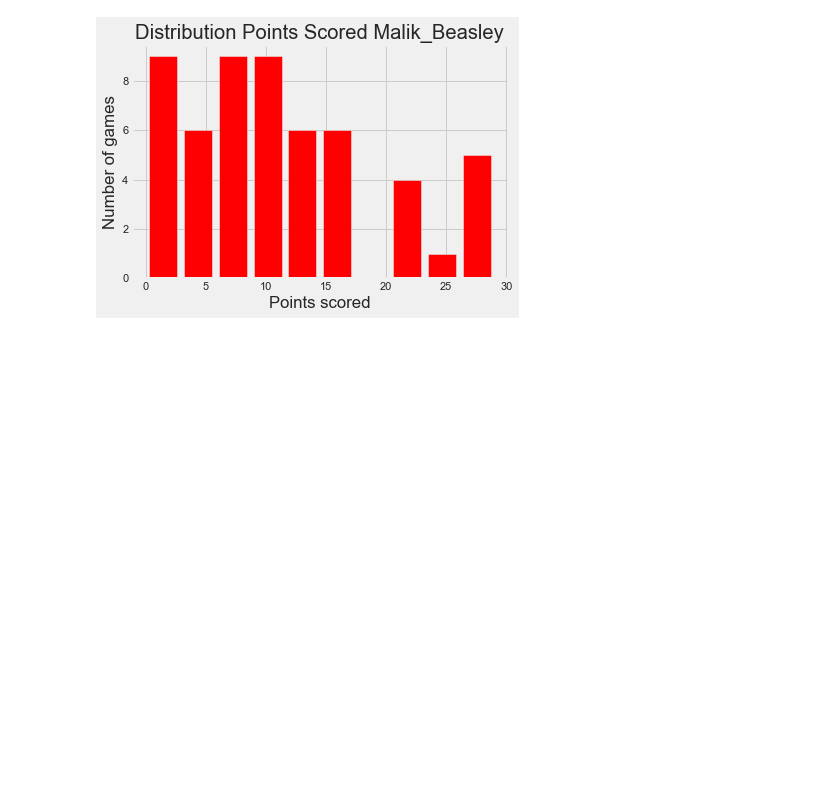
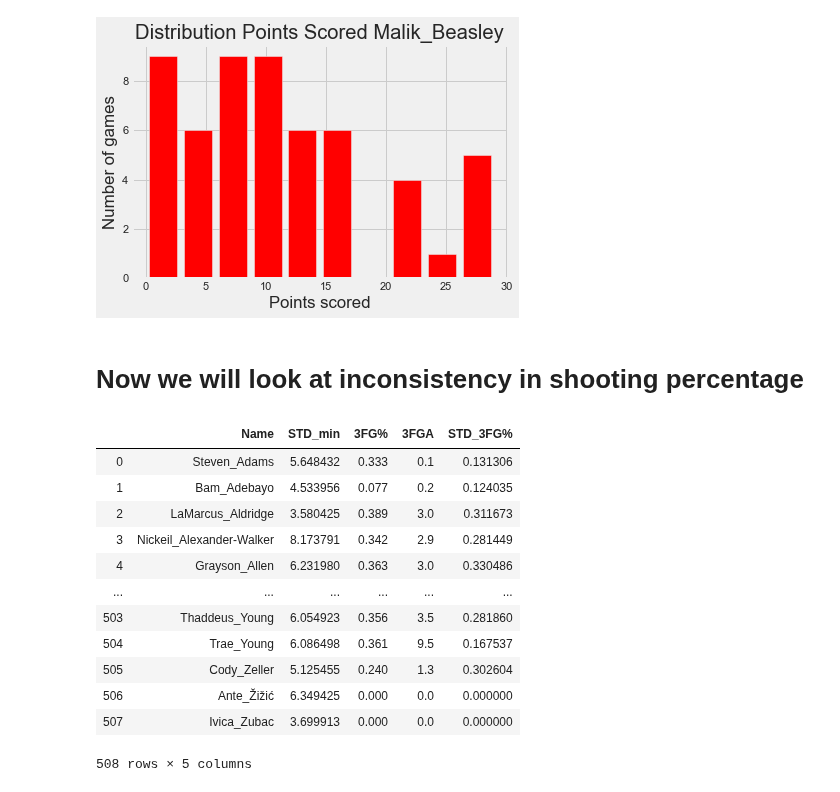
Before and after one commit to benrogers31/Finding-_Inconsistent_NBA_Players, a Jupyter notebook: Measuring_Inconsistency.ipynb, the cells around one changed output. Cells and saved outputs as stored; diff of their text form; code cells hidden in the pictures; blank space fills up the shorter version.

```diff
--- a/Measuring_Inconsistency.ipynb
+++ b/Measuring_Inconsistency.ipynb
@@ -276,3 +360,23 @@ g.plot()
 # %% [output]
 []
 [figure]
+# %% [markdown]
+<h1> Now we will look at inconsistency in shooting percentage</h1>
+# %%
+player_fg_percent_std
+player_ft_percent_std
+player_3_percent_std
+# %% [output]
+|  | Name | STD_min | 3FG% | 3FGA | STD_3FG% |
+| 0 | Steven_Adams | 5.648432 | 0.333 | 0.1 | 0.131306 |
+| 1 | Bam_Adebayo | 4.533956 | 0.077 | 0.2 | 0.124035 |
+| 2 | LaMarcus_Aldridge | 3.580425 | 0.389 | 3.0 | 0.311673 |
+| 3 | Nickeil_Alexander-Walker | 8.173791 | 0.342 | 2.9 | 0.281449 |
+| 4 | Grayson_Allen | 6.231980 | 0.363 | 3.0 | 0.330486 |
+| ... | ... | ... | ... | ... | ... |
+| 503 | Thaddeus_Young | 6.054923 | 0.356 | 3.5 | 0.281860 |
+| 504 | Trae_Young | 6.086498 | 0.361 | 9.5 | 0.167537 |
+| 505 | Cody_Zeller | 5.125455 | 0.240 | 1.3 | 0.302604 |
+| 506 | Ante_Žižić | 6.349425 | 0.000 | 0.0 | 0.000000 |
+| 507 | Ivica_Zubac | 3.699913 | 0.000 | 0.0 | 0.000000 |
+508 rows × 5 columns
```
Also changed, not shown: parts of 23 cells of this notebook, 2 other files.
